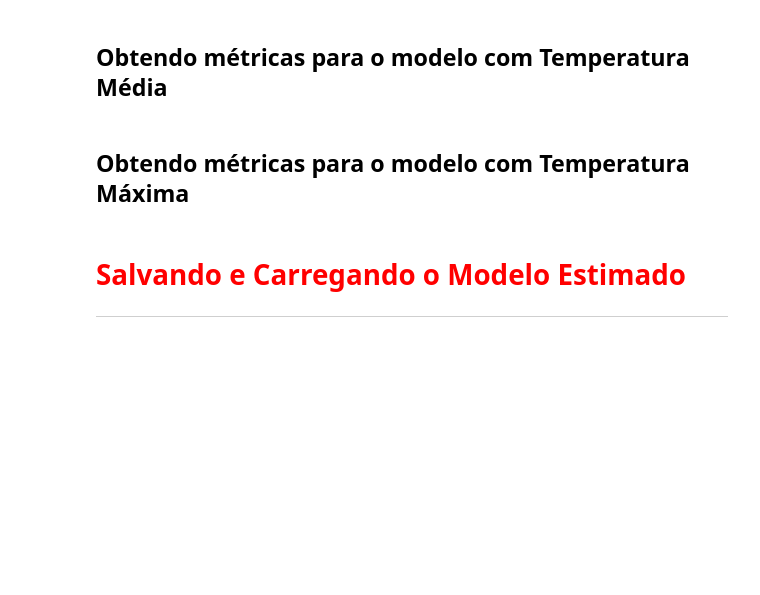
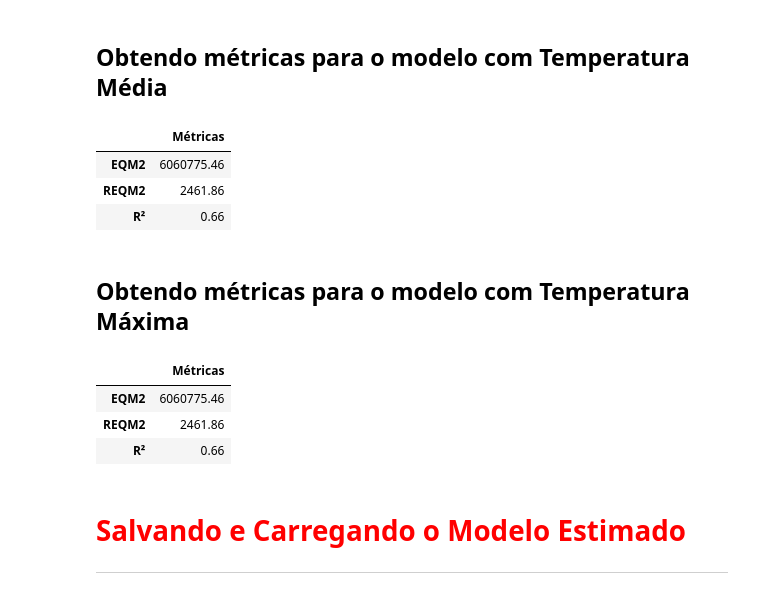
Before and after one commit to laurivansareta/data-science-modelo-regressao-linear, a Jupyter notebook: Projeto/Regressão Linear.ipynb, the cells around one changed output. Drawn from its saved outputs; the diff is of its cells as text; code cells hidden in the pictures; blank space fills up the shorter version.

```diff
--- a/Projeto/Regressão Linear.ipynb
+++ b/Projeto/Regressão Linear.ipynb
@@ -569,6 +571,12 @@ ax
 # %% [markdown]
 ## Criando os datasets de treino e de teste
+# %%
+X2_train, X2_test, y2_train, y2_test = train_test_split(X2, y, test_size=0.3, random_state=2811)
 # %% [markdown]
 ## Instanciando a classe *LinearRegression()*
+# %%
+modelo2 = LinearRegression()
 # %% [markdown]
 ## Utilizando o método *fit()* do objeto "modelo_2" para estimar nosso modelo linear utilizando os dados de TREINO (y2_train e X2_train)
+# %%
+modelo2.fit(X2_train, y2_train)
@@ -577,4 +599,7 @@ ax
 # %% [markdown]
 ## Gerando previsões para os dados de TESTE (X_test e X2_test) utilizando o método *predict()* dos objetos "modelo" e "modelo_2"
+# %%
+y_previsto = modelo.predict(X_test)
+y_previsto2 = modelo2.predict(X2_test)
 # %% [markdown]
 ## Obtendo o coeficiente de determinação (R²) para as previsões dos dois modelos
@@ -602,8 +639,30 @@ Raíz quadrada da média dos quadrados dos erros. Ajustes melhores apresentam $\
 $$\sqrt{EQM(y, \hat{y})} = \sqrt{\frac 1n\sum_{i=0}^{n-1}(y_i-\hat{y}_i)^2}$$
 # %% [markdown]
 ## Obtendo métricas para o modelo com Temperatura Média
+# %%
+EQM2 = metrics.mean_squared_error(y2_test, y_previsto2).round(2)
+REQM2 = np.sqrt(EQM2).round(2)
+R2_2 = metrics.r2_score(y2_test, y_previsto2).round(2)
+
+pd.DataFrame([EQM2, REQM2, R2_2], ['EQM2', 'REQM2', 'R²'], columns=['Métricas'])
+# %% [output]
+|  | Métricas |
+| EQM2 | 6060775.46 |
+| REQM2 | 2461.86 |
+| R² | 0.66 |
 # %% [markdown]
 ## Obtendo métricas para o modelo com Temperatura Máxima
+# %%
+EQM = metrics.mean_squared_error(y_test, y_previsto).round(2)
+REQM = np.sqrt(EQM).round(2)
+R2 = metrics.r2_score(y_test, y_previsto).round(2)
+
+pd.DataFrame([EQM2, REQM2, R2_2], ['EQM2', 'REQM2', 'R²'], columns=['Métricas'])
+# %% [output]
+|  | Métricas |
+| EQM2 | 6060775.46 |
+| REQM2 | 2461.86 |
+| R² | 0.66 |
 # %% [markdown]
 # <font color='red' style='font-size: 30px;'>Salvando e Carregando o Modelo Estimado</font>
 <hr style='border: 2px solid red;'>
```
Also changed, not shown: parts of 6 cells of this notebook.
